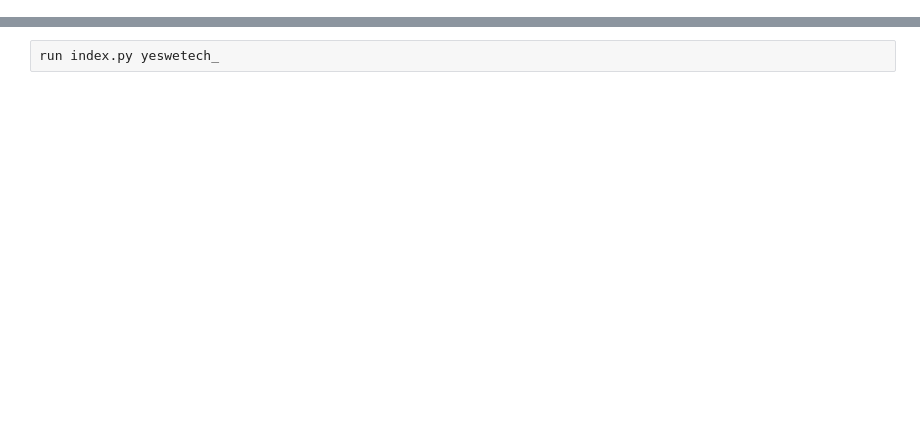
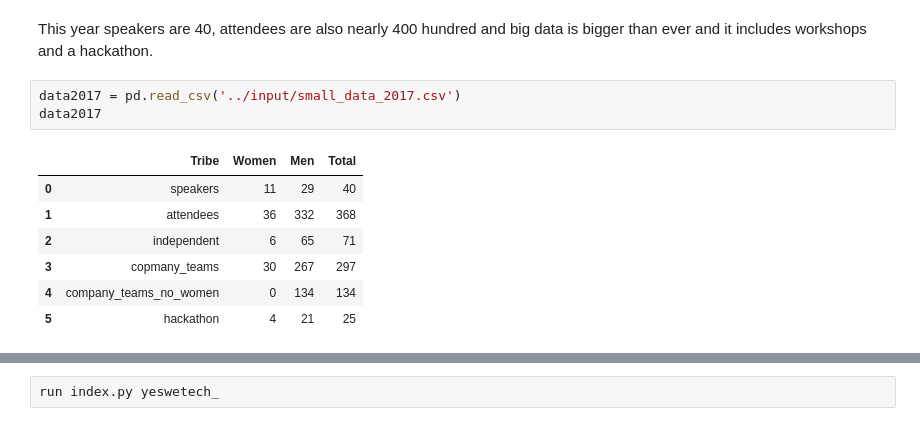
Before and after one commit to YesWeTech/whoIsJ, a Jupyter notebook: scripts/Analysis.ipynb, the cells around one changed output, grey strips where cells are left out. Drawn from its saved outputs; the diff is of its cells as text; blank space fills up the shorter version.

```diff
--- a/scripts/Analysis.ipynb
+++ b/scripts/Analysis.ipynb
@@ -12,0 +39,13 @@ The work that we are sharing here talks about two things: one is a story about d
+# %% [markdown]
+This year speakers are 40, attendees are also nearly 400 hundred and big data is bigger than ever and it includes workshops and a hackathon.
+# %%
+data2017 = pd.read_csv('../input/small_data_2017.csv')
+data2017
+# %% [output]
+|  | Tribe | Women | Men | Total |
+| 0 | speakers | 11 | 29 | 40 |
+| 1 | attendees | 36 | 332 | 368 |
+| 2 | independent | 6 | 65 | 71 |
+| 3 | copmany_teams | 30 | 267 | 297 |
+| 4 | company_teams_no_women | 0 | 134 | 134 |
+| 5 | hackathon | 4 | 21 | 25 |
```
Also changed, not shown: parts of 15 cells of this notebook.
